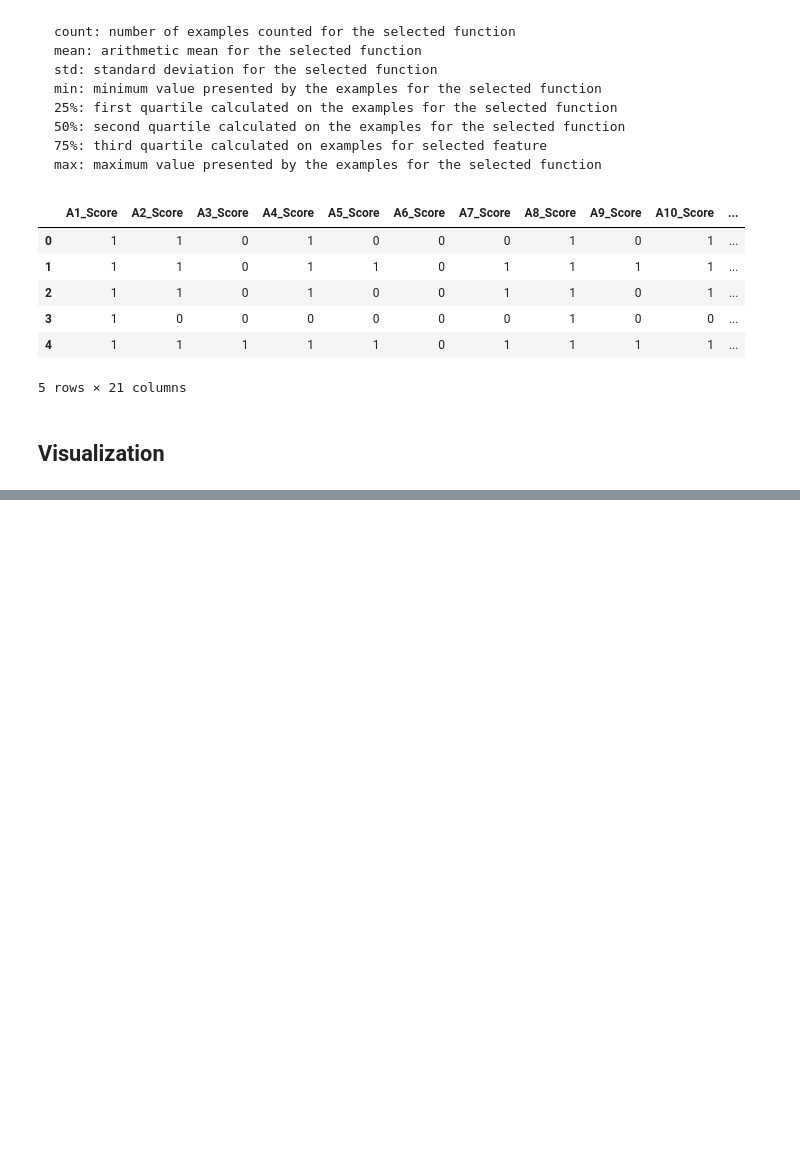
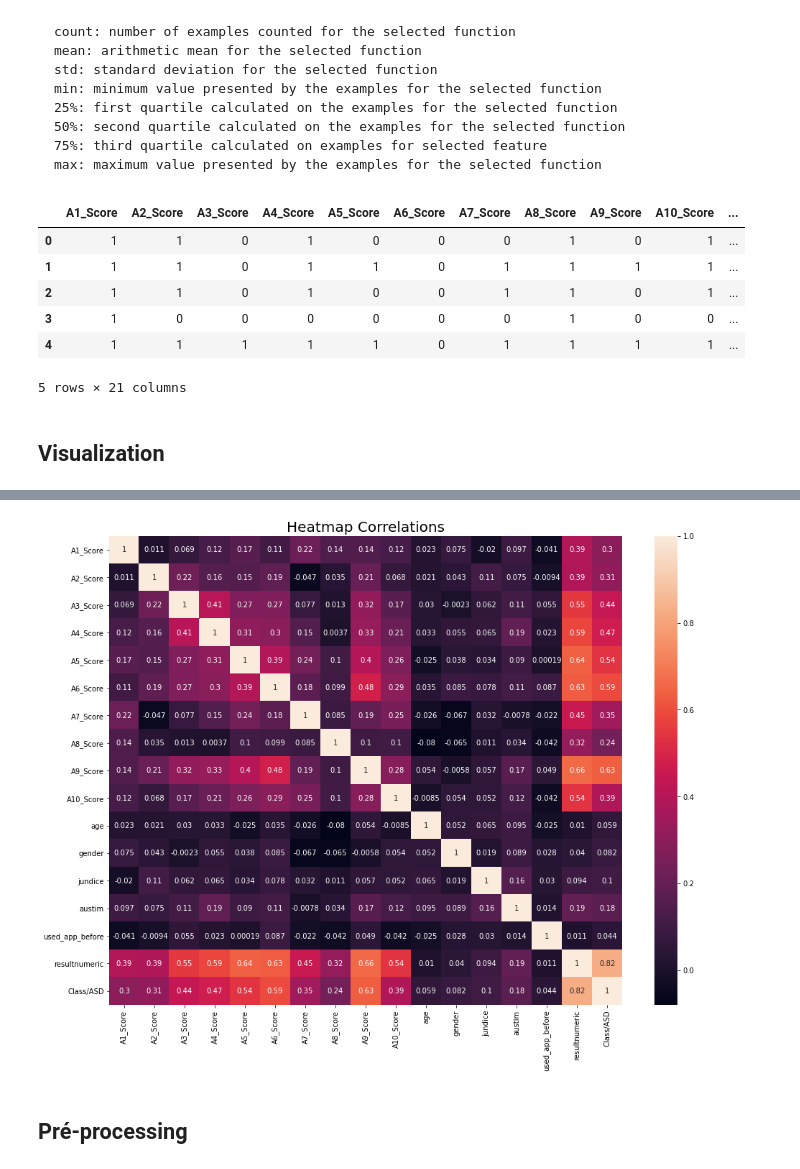
Before and after one commit to Azymir/Autism-Adult-Dataset-UCI-EDA_Classification, a Jupyter notebook: Autism-Adult-Dataset-UCI_Notebook.ipynb, the cells around one changed output, grey strips where cells are left out. Cells and saved outputs as stored; diff of their text form; code cells hidden in the pictures; blank space fills up the shorter version.

```diff
--- a/Autism-Adult-Dataset-UCI_Notebook.ipynb
+++ b/Autism-Adult-Dataset-UCI_Notebook.ipynb
@@ -316,0 +361,9 @@ df.head()
+# %%
+plt.figure(figsize = (16, 12))
+plt.title("Heatmap Correlations", fontsize = 20)
+sns.heatmap(df.corr(), annot = True)
+plt.show()
+# %% [output]
+[figure, added]
+# %% [markdown]
+## Pré-processing
```
Also changed, not shown: parts of 10 cells of this notebook.
